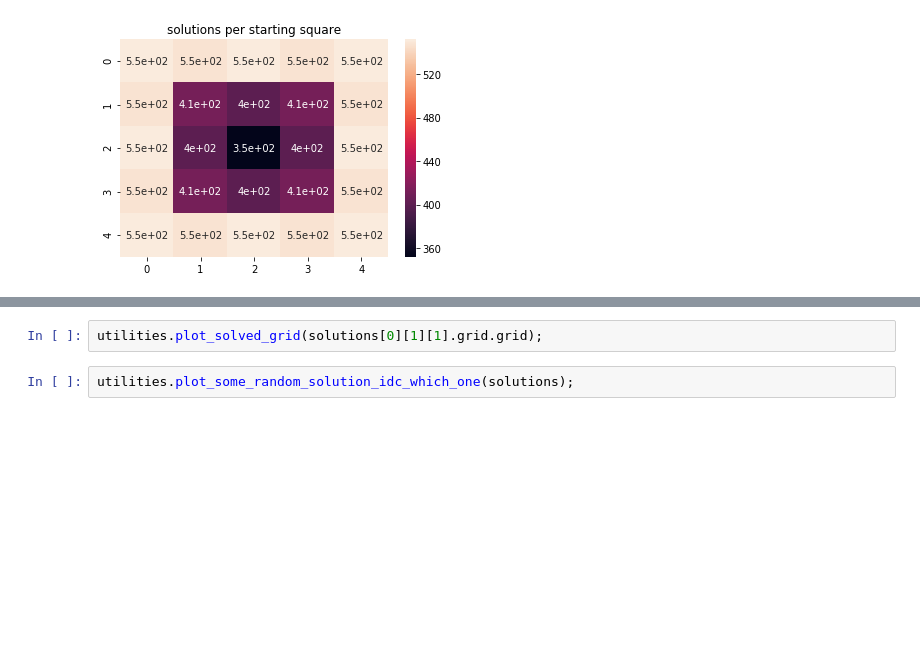
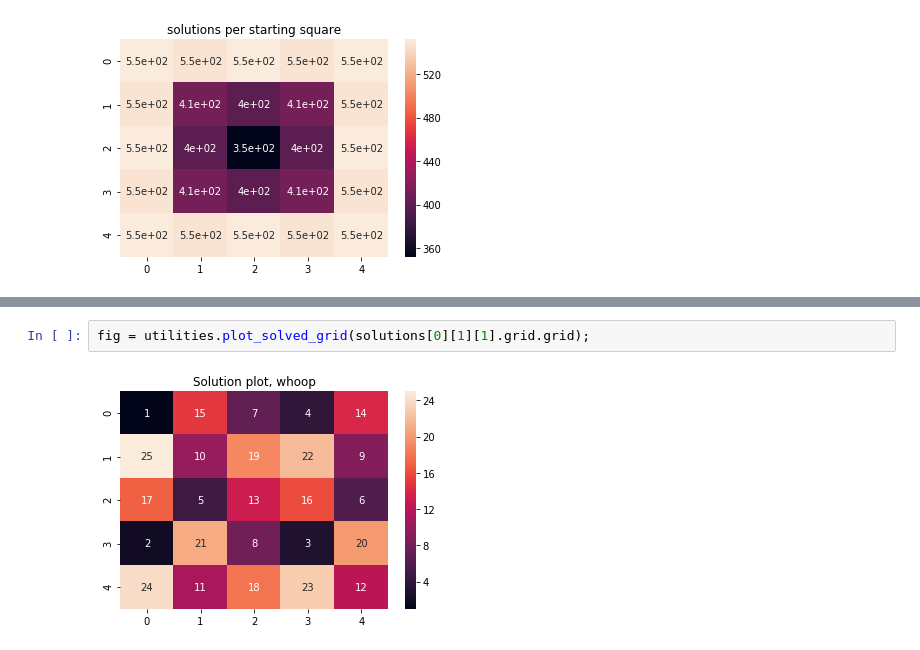
Before and after one commit to rshnn/grid-game, a Jupyter notebook: grid-game.ipynb, the cells around one changed output, grey strips where cells are left out. Drawn from its saved outputs; the diff is of its cells as text; blank space fills up the shorter version.

```diff
--- a/grid-game.ipynb
+++ b/grid-game.ipynb
@@ -81,4 +87,4 @@ fig.figure.axes[0].set_title('solutions per starting square');
 # %%
-utilities.plot_solved_grid(solutions[0][1][1].grid.grid);
+fig = utilities.plot_solved_grid(solutions[0][1][1].grid.grid);
+# %% [output]
+[figure, added]
-# %%
-utilities.plot_some_random_solution_idc_which_one(solutions);
```
Also changed, not shown: parts of 3 cells of this notebook, 1 other file.
